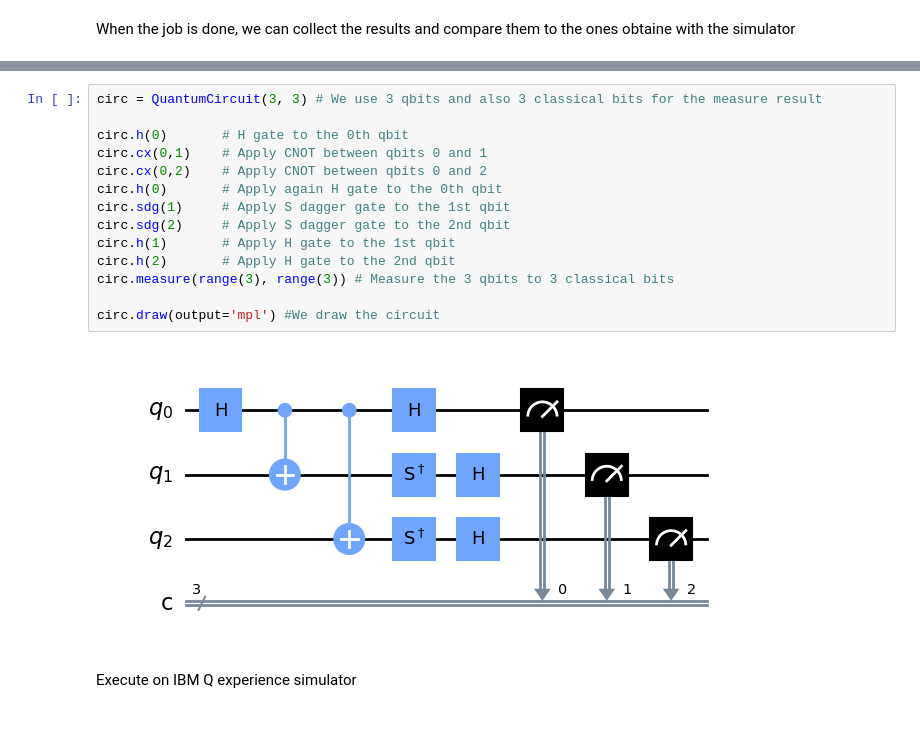
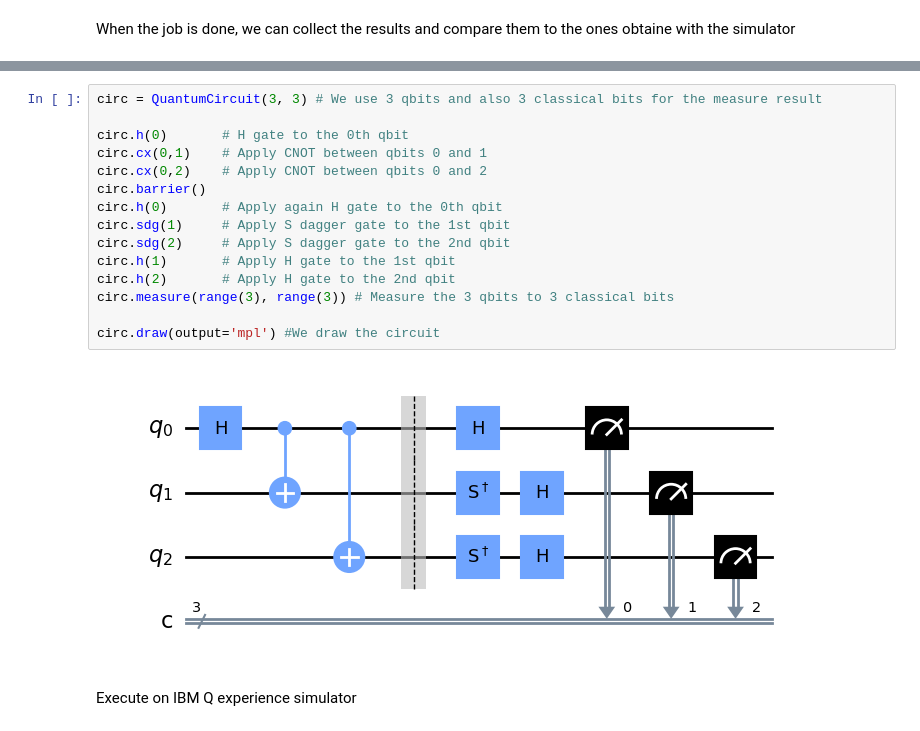
Before and after one commit to sararst/Quantis, a Jupyter notebook: QUANTIS Notebook 2 Circuit in IBM Quantum Computer.ipynb, the cells around one changed output, grey strips where cells are left out. Saved outputs shown, nothing was run; the diff lists cells and outputs as text.

Commit message:
added barrier to the circuit

```diff
--- a/QUANTIS Notebook 2 Circuit in IBM Quantum Computer.ipynb
+++ b/QUANTIS Notebook 2 Circuit in IBM Quantum Computer.ipynb
@@ -165,19 +165,20 @@ Comment on the final result (state) and provide your interpretation what this qu
 # %%
 circ = QuantumCircuit(3, 3) # We use 3 qbits and also 3 classical bits for the measure result
 
 circ.h(0)       # H gate to the 0th qbit
 circ.cx(0,1)    # Apply CNOT between qbits 0 and 1
 circ.cx(0,2)    # Apply CNOT between qbits 0 and 2
+circ.barrier()
 circ.h(0)       # Apply again H gate to the 0th qbit
 circ.sdg(1)     # Apply S dagger gate to the 1st qbit
 circ.sdg(2)     # Apply S dagger gate to the 2nd qbit
 circ.h(1)       # Apply H gate to the 1st qbit
 circ.h(2)       # Apply H gate to the 2nd qbit
 circ.measure(range(3), range(3)) # Measure the 3 qbits to 3 classical bits
 
 circ.draw(output='mpl') #We draw the circuit
 # %% [output]
-[figure, old version]
+[figure, new version]
 # %% [markdown]
 Execute on IBM Q experience simulator
 # %%
```
Also changed, not shown: parts of 6 cells of this notebook.
